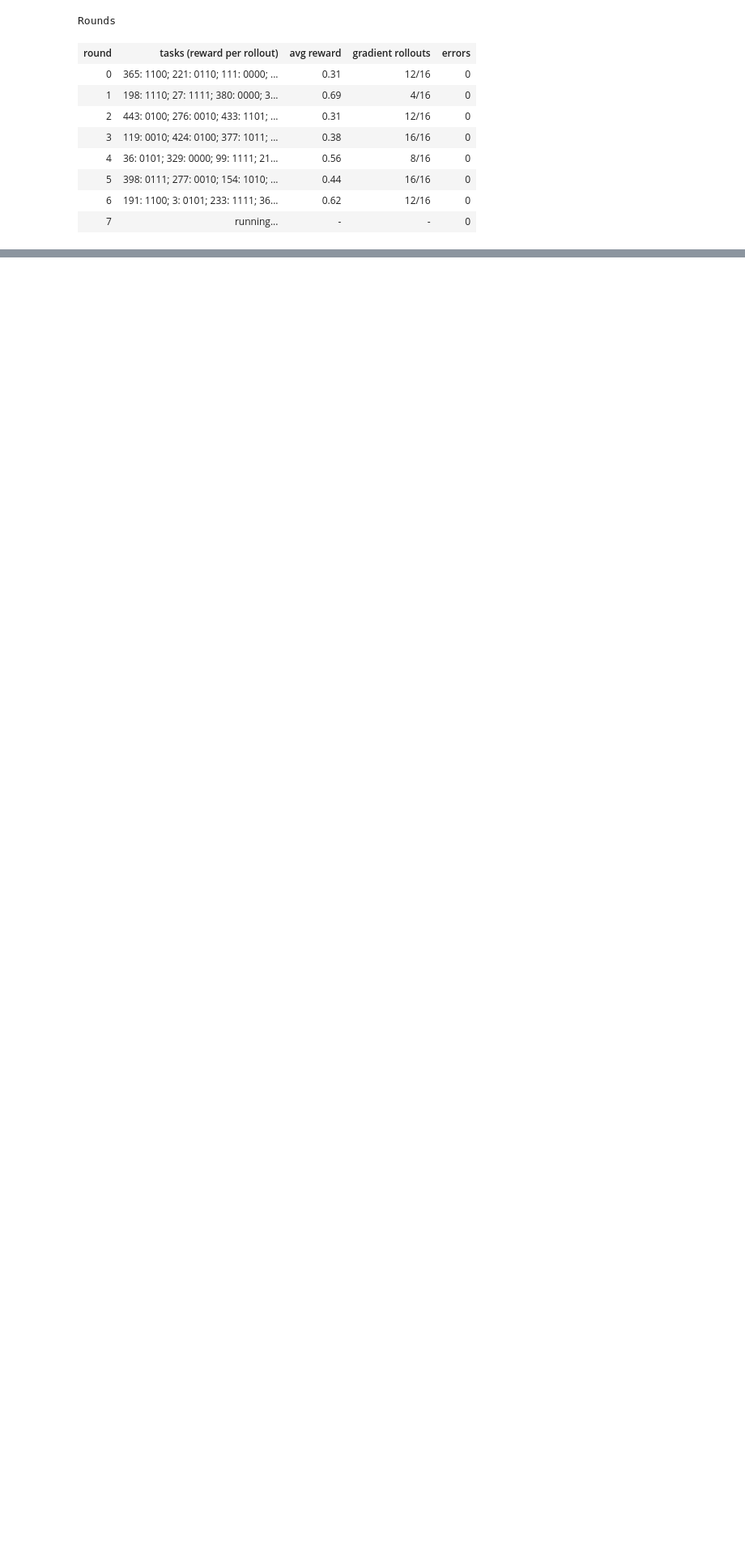
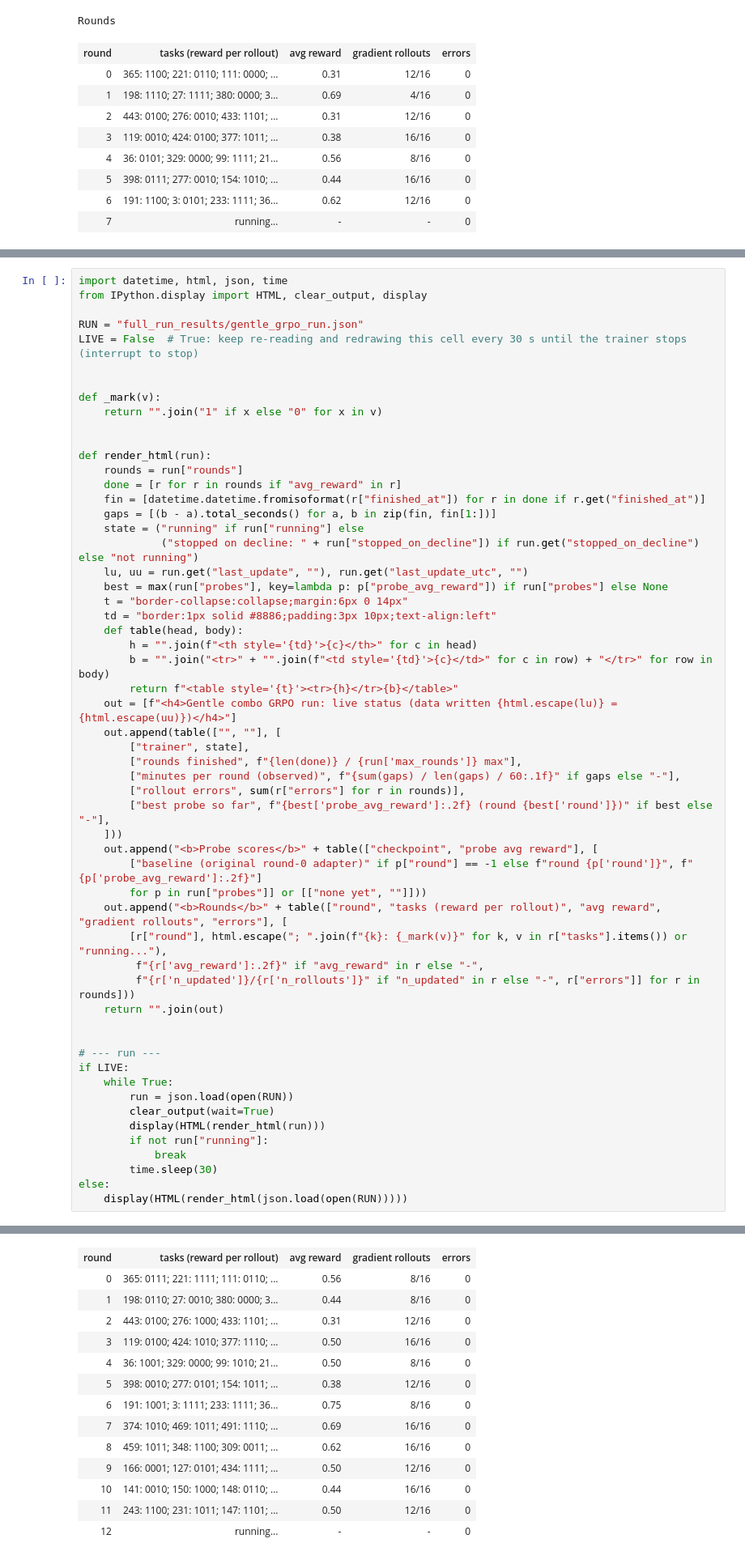
Before and after one commit to teacher57/qwen3-14b-tau-train, a Jupyter notebook: notebooks/qwen3_14b_training_and_rollouts.ipynb, the cells around one changed output, grey strips where cells are left out. Shown at 81% size. Drawn from its saved outputs; the diff is of its cells as text; blank space fills up the shorter version.

```diff
--- a/notebooks/qwen3_14b_training_and_rollouts.ipynb
+++ b/notebooks/qwen3_14b_training_and_rollouts.ipynb
@@ -608,0 +662,57 @@ saved only at rounds 0 and 5, so the decline cannot be located between them. Loc
+# %%
+import datetime, html, json, time
+from IPython.display import HTML, clear_output, display
+
+RUN = "full_run_results/gentle_grpo_run.json"
+LIVE = False  # True: keep re-reading and redrawing this cell every 30 s until the trainer stops (interrupt to stop)
+
+
+def _mark(v):
+    return "".join("1" if x else "0" for x in v)
+
+
+def render_html(run):
+    rounds = run["rounds"]
+    done = [r for r in rounds if "avg_reward" in r]
+    fin = [datetime.datetime.fromisoformat(r["finished_at"]) for r in done if r.get("finished_at")]
+    gaps = [(b - a).total_seconds() for a, b in zip(fin, fin[1:])]
+    state = ("running" if run["running"] else
+             ("stopped on decline: " + run["stopped_on_decline"]) if run.get("stopped_on_decline") else "not running")
+    lu, uu = run.get("last_update", ""), run.get("last_update_utc", "")
+    best = max(run["probes"], key=lambda p: p["probe_avg_reward"]) if run["probes"] else None
+    t = "border-collapse:collapse;margin:6px 0 14px"
+    td = "border:1px solid #8886;padding:3px 10px;text-align:left"
+    def table(head, body):
+        h = "".join(f"<th style='{td}'>{c}</th>" for c in head)
+        b = "".join("<tr>" + "".join(f"<td style='{td}'>{c}</td>" for c in row) + "</tr>" for row in body)
+        return f"<table style='{t}'><tr>{h}</tr>{b}</table>"
+    out = [f"<h4>Gentle combo GRPO run: live status (data written {html.escape(lu)} = {html.escape(uu)})</h4>"]
+    out.append(table(["", ""], [
+        ["trainer", state],
+        ["rounds finished", f"{len(done)} / {run['max_rounds']} max"],
+        ["minutes per round (observed)", f"{sum(gaps) / len(gaps) / 60:.1f}" if gaps else "-"],
+        ["rollout errors", sum(r["errors"] for r in rounds)],
+        ["best probe so far", f"{best['probe_avg_reward']:.2f} (round {best['round']})" if best else "-"],
+    ]))
+    out.append("<b>Probe scores</b>" + table(["checkpoint", "probe avg reward"], [
+        ["baseline (original round-0 adapter)" if p["round"] == -1 else f"round {p['round']}", f"{p['probe_avg_reward']:.2f}"]
+        for p in run["probes"]] or [["none yet", ""]]))
+    out.append("<b>Rounds</b>" + table(["round", "tasks (reward per rollout)", "avg reward", "gradient rollouts", "errors"], [
+        [r["round"], html.escape("; ".join(f"{k}: {_mark(v)}" for k, v in r["tasks"].items()) or "running..."),
+         f"{r['avg_reward']:.2f}" if "avg_reward" in r else "-",
+         f"{r['n_updated']}/{r['n_rollouts']}" if "n_updated" in r else "-", r["errors"]] for r in rounds]))
+    return "".join(out)
+
+
+# --- run ---
+if LIVE:
+    while True:
+        run = json.load(open(RUN))
+        clear_output(wait=True)
+        display(HTML(render_html(run)))
+        if not run["running"]:
+            break
+        time.sleep(30)
+else:
+    display(HTML(render_html(json.load(open(RUN)))))
+# %% [output]
@@ -608,0 +734,14 @@ saved only at rounds 0 and 5, so the decline cannot be located between them. Loc
+| round | tasks (reward per rollout) | avg reward | gradient rollouts | errors |
+| 0 | 365: 0111; 221: 1111; 111: 0110; ... | 0.56 | 8/16 | 0 |
+| 1 | 198: 0110; 27: 0010; 380: 0000; 3... | 0.44 | 8/16 | 0 |
+| 2 | 443: 0100; 276: 1000; 433: 1101; ... | 0.31 | 12/16 | 0 |
+| 3 | 119: 0100; 424: 1010; 377: 1110; ... | 0.50 | 16/16 | 0 |
+| 4 | 36: 1001; 329: 0000; 99: 1010; 21... | 0.50 | 8/16 | 0 |
+| 5 | 398: 0010; 277: 0101; 154: 1011; ... | 0.38 | 12/16 | 0 |
+| 6 | 191: 1001; 3: 1111; 233: 1111; 36... | 0.75 | 8/16 | 0 |
+| 7 | 374: 1010; 469: 1011; 491: 1110; ... | 0.69 | 16/16 | 0 |
+| 8 | 459: 1011; 348: 1100; 309: 0011; ... | 0.62 | 16/16 | 0 |
+| 9 | 166: 0001; 127: 0101; 434: 1111; ... | 0.50 | 12/16 | 0 |
+| 10 | 141: 0010; 150: 1000; 148: 0110; ... | 0.44 | 16/16 | 0 |
+| 11 | 243: 1100; 231: 1011; 147: 1101; ... | 0.50 | 12/16 | 0 |
+| 12 | running... | - | - | 0 |
```
Also changed, not shown: parts of 6 cells of this notebook, 15 other files.
